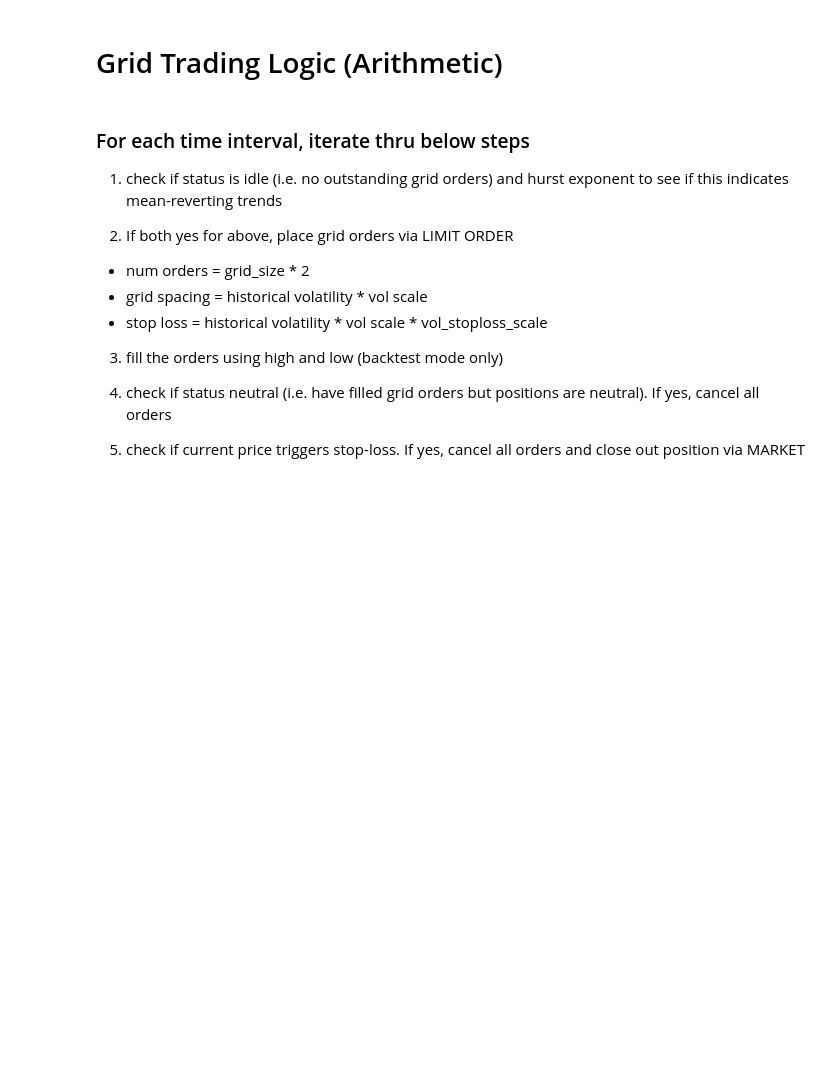
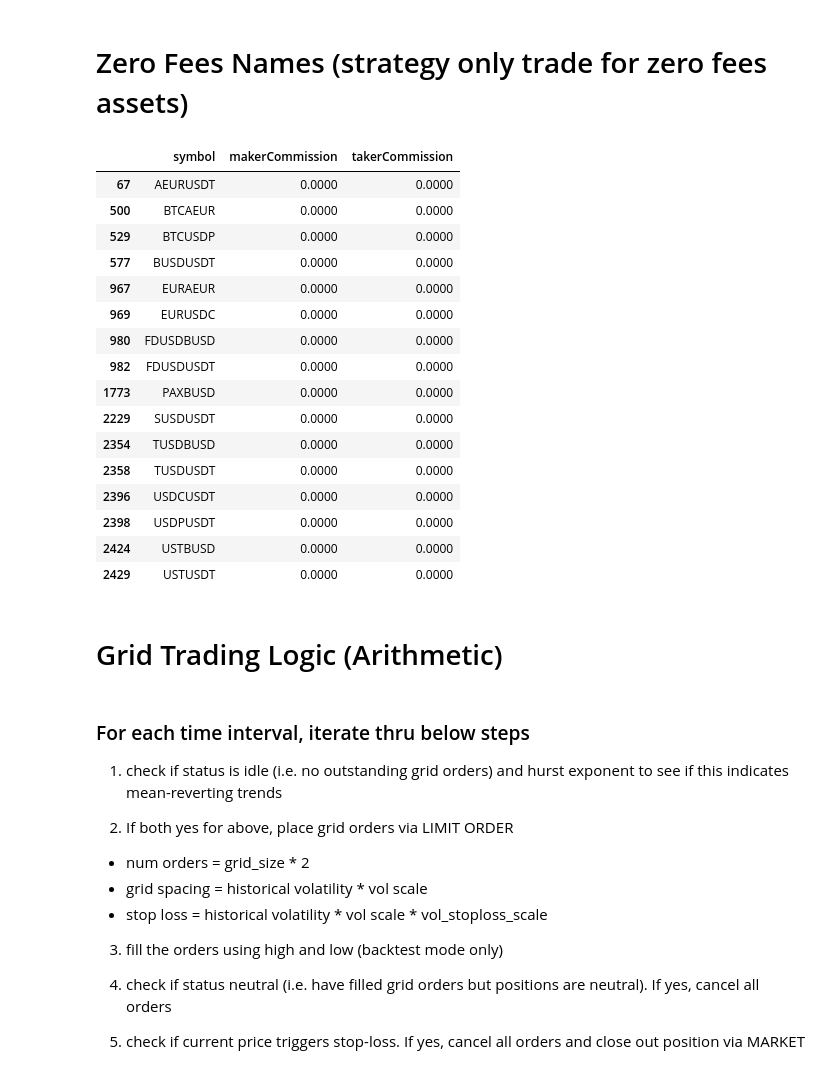
Before and after one commit to lok419/my-trading, a Jupyter notebook: strategy_v3/notebook/Grid Trading.ipynb, the cells around one changed output. Drawn from its saved outputs; the diff is of its cells as text; code cells hidden in the pictures; blank space fills up the shorter version.

```diff
--- a/strategy_v3/notebook/Grid Trading.ipynb
+++ b/strategy_v3/notebook/Grid Trading.ipynb
@@ -33,0 +31,24 @@ The autoreload extension is already loaded. To reload it, use:
+# %% [markdown]
+# Zero Fees Names (strategy only trade for zero fees assets)
+# %%
+zero_fees = Binance().get_trading_fee('')
+zero_fees = zero_fees[(zero_fees['makerCommission'] == 0)&(zero_fees['takerCommission'] == 0)]
+zero_fees
+# %% [output]
+|  | symbol | makerCommission | takerCommission |
+| 67 | AEURUSDT | 0.0000 | 0.0000 |
+| 500 | BTCAEUR | 0.0000 | 0.0000 |
+| 529 | BTCUSDP | 0.0000 | 0.0000 |
+| 577 | BUSDUSDT | 0.0000 | 0.0000 |
+| 967 | EURAEUR | 0.0000 | 0.0000 |
+| 969 | EURUSDC | 0.0000 | 0.0000 |
+| 980 | FDUSDBUSD | 0.0000 | 0.0000 |
+| 982 | FDUSDUSDT | 0.0000 | 0.0000 |
+| 1773 | PAXBUSD | 0.0000 | 0.0000 |
+| 2229 | SUSDUSDT | 0.0000 | 0.0000 |
+| 2354 | TUSDBUSD | 0.0000 | 0.0000 |
+| 2358 | TUSDUSDT | 0.0000 | 0.0000 |
+| 2396 | USDCUSDT | 0.0000 | 0.0000 |
+| 2398 | USDPUSDT | 0.0000 | 0.0000 |
+| 2424 | USTBUSD | 0.0000 | 0.0000 |
+| 2429 | USTUSDT | 0.0000 | 0.0000 |
```
Also changed, not shown: parts of 7 cells of this notebook, 2 other files.
